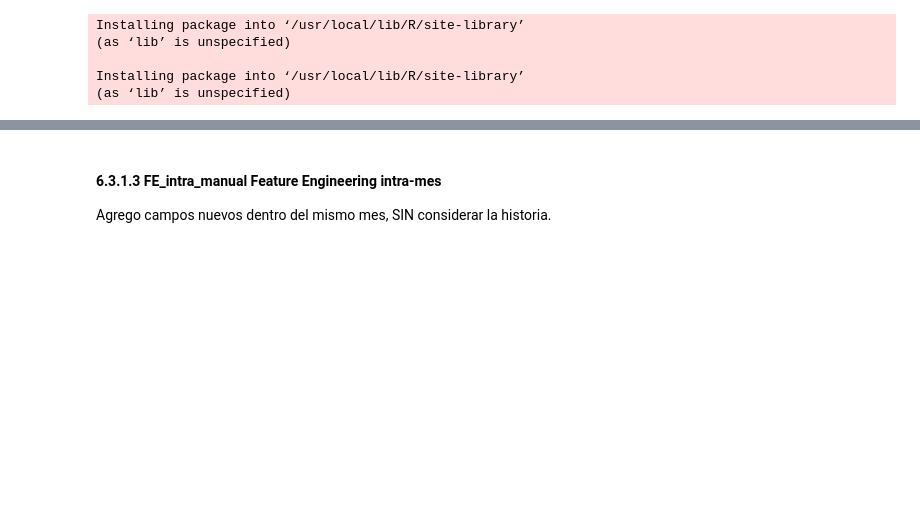
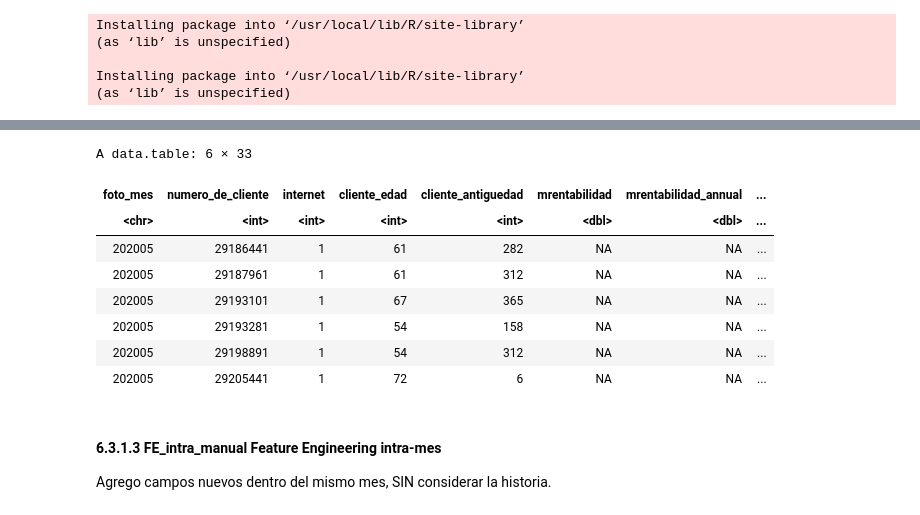
Before and after one commit to matifards/labo2025v, a Jupyter notebook: src/workflows/610_WorkFlow_01_gerencial.ipynb, the cells around one changed output, grey strips where cells are left out. Cells and saved outputs as stored; diff of their text form; code cells hidden in the pictures; blank space fills up the shorter version.

```diff
--- a/src/workflows/610_WorkFlow_01_gerencial.ipynb
+++ b/src/workflows/610_WorkFlow_01_gerencial.ipynb
@@ -240,0 +270,8 @@ system("ls -l /content/datasets/Indice-FACPCE.xlsx")
+# %%
+#PASO 2
+dataset <- as.data.table(dataset)
+
+# asegurar foto_mes como texto tipo "202005"
+dataset[, foto_mes := as.character(foto_mes)]
+dataset[, foto_mes := gsub("[^0-9]", "", foto_mes)]
+dataset[, foto_mes := substr(foto_mes, 1, 6)]
@@ -240,0 +285,8 @@ system("ls -l /content/datasets/Indice-FACPCE.xlsx")
+# %%
+#PASO 4
+dataset <- merge(
+  dataset,
+  fapce[, .(foto_mes, coeficiente_de_ajuste)],
+  by = "foto_mes",
+  all.x = TRUE
+)
@@ -241,3 +320,15 @@ system("ls -l /content/datasets/Indice-FACPCE.xlsx")
+# %%
+head(dataset)
+# %% [output]
+A data.table: 6 × 33
+| foto_mes | numero_de_cliente | internet | cliente_edad | cliente_antiguedad | mrentabilidad | mrentabilidad_annual | ... |
+| <chr> | <int> | <int> | <int> | <int> | <dbl> | <dbl> | ... |
+| 202005 | 29186441 | 1 | 61 | 282 | NA | NA | ... |
+| 202005 | 29187961 | 1 | 61 | 312 | NA | NA | ... |
+| 202005 | 29193101 | 1 | 67 | 365 | NA | NA | ... |
+| 202005 | 29193281 | 1 | 54 | 158 | NA | NA | ... |
+| 202005 | 29198891 | 1 | 54 | 312 | NA | NA | ... |
+| 202005 | 29205441 | 1 | 72 | 6 | NA | NA | ... |
 # %%
 # sin codigo en esta primera version del workflow
 # %% [markdown]
```
Also changed, not shown: parts of 19 cells of this notebook.
